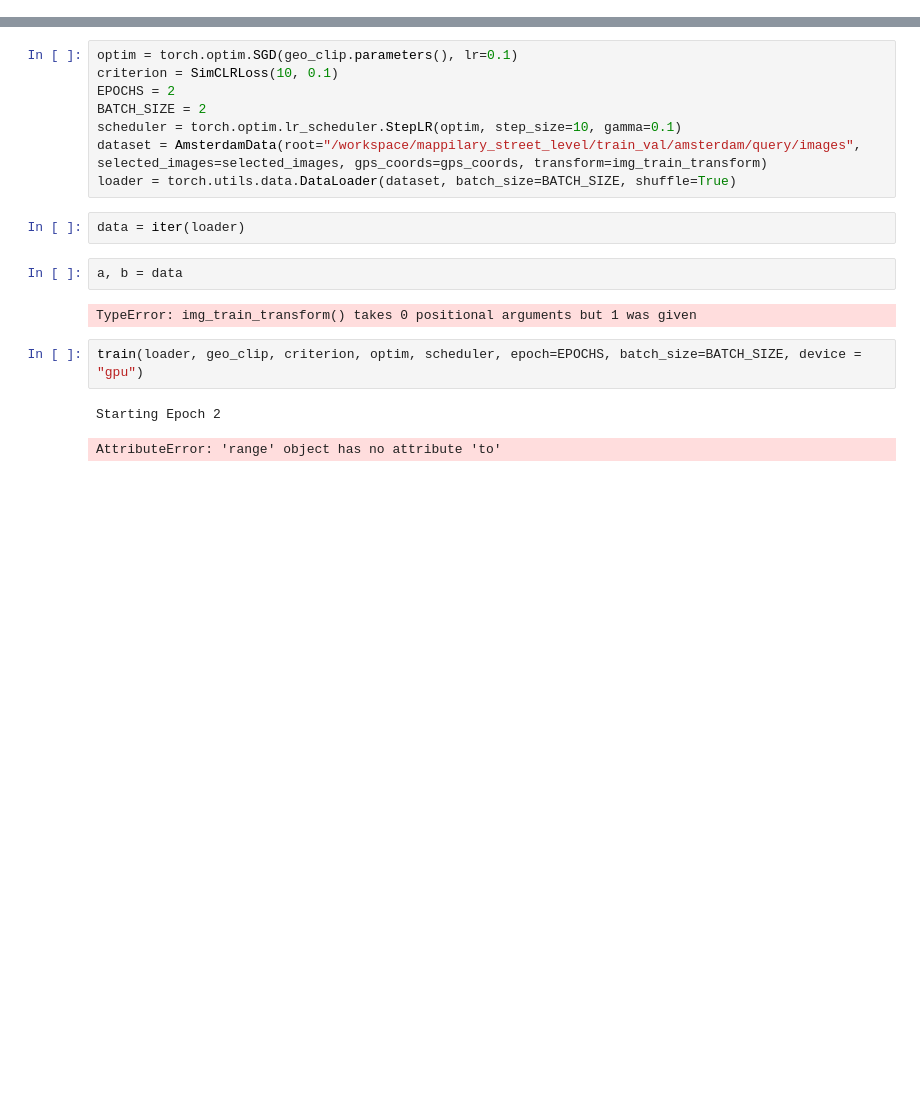
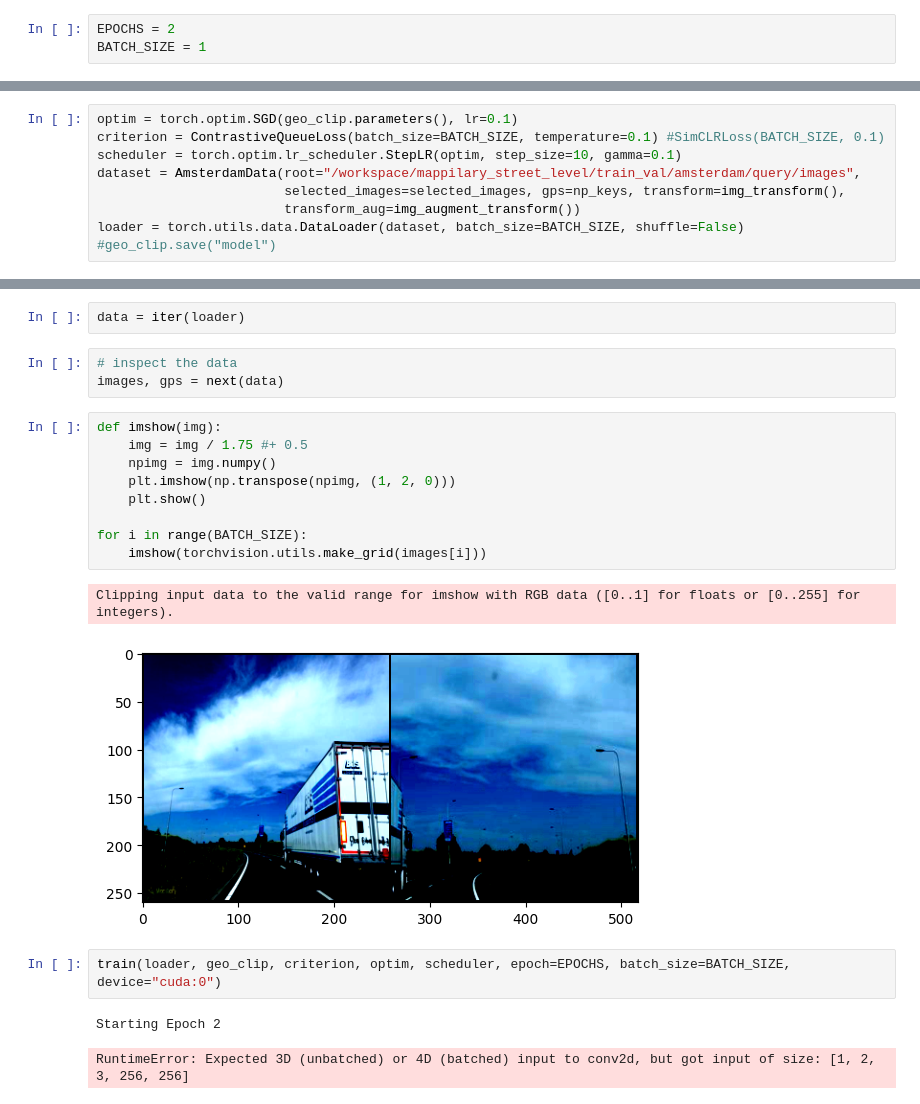
Before and after one commit to t0tl/SnowCLIP, a Jupyter notebook: geoclip/train_geoclip.ipynb, the cells around one changed output, grey strips where cells are left out. Cells and saved outputs as stored; diff of their text form; blank space fills up the shorter version.

```diff
--- a/geoclip/train_geoclip.ipynb
+++ b/geoclip/train_geoclip.ipynb
@@ -130,0 +269,3 @@ geo_clip = GeoCLIP()
+# %%
+EPOCHS = 2
+BATCH_SIZE = 1
@@ -131 +299,10 @@ geo_clip = GeoCLIP()
+# %%
+optim = torch.optim.SGD(geo_clip.parameters(), lr=0.1)
+criterion = ContrastiveQueueLoss(batch_size=BATCH_SIZE, temperature=0.1) #SimCLRLoss(BATCH_SIZE, 0.1)
+scheduler = torch.optim.lr_scheduler.StepLR(optim, step_size=10, gamma=0.1)
+dataset = AmsterdamData(root="/workspace/mappilary_street_level/train_val/amsterdam/query/images",
+                        selected_images=selected_images, gps=np_keys, transform=img_transform(),
+                        transform_aug=img_augment_transform())
+loader = torch.utils.data.DataLoader(dataset, batch_size=BATCH_SIZE, shuffle=False)
+#geo_clip.save("model")
 # %%
@@ -158,19 +310,22 @@ def img_train_transform():
-# %%
-optim = torch.optim.SGD(geo_clip.parameters(), lr=0.1)
-criterion = SimCLRLoss(10, 0.1)
-EPOCHS = 2
-BATCH_SIZE = 2
-scheduler = torch.optim.lr_scheduler.StepLR(optim, step_size=10, gamma=0.1)
-dataset = AmsterdamData(root="/workspace/mappilary_street_level/train_val/amsterdam/query/images", selected_images=selected_images, gps_coords=gps_coords, transform=img_train_transform)
-loader = torch.utils.data.DataLoader(dataset, batch_size=BATCH_SIZE, shuffle=True)
 # %%
 data = iter(loader)
-# %%
-a, b = data
-# %% [output]
-TypeError: img_train_transform() takes 0 positional arguments but 1 was given
+# %%
+# inspect the data
+images, gps = next(data)
+# %%
+def imshow(img):
+    img = img / 1.75 #+ 0.5
+    npimg = img.numpy()
+    plt.imshow(np.transpose(npimg, (1, 2, 0)))
+    plt.show()
+
+for i in range(BATCH_SIZE):
+    imshow(torchvision.utils.make_grid(images[i]))
+# %% [output]
+Clipping input data to the valid range for imshow with RGB data ([0..1] for floats or [0..255] for integers).
+[figure, added]
 # %%
-train(loader, geo_clip, criterion, optim, scheduler, epoch=EPOCHS, batch_size=BATCH_SIZE, device = "gpu")
+train(loader, geo_clip, criterion, optim, scheduler, epoch=EPOCHS, batch_size=BATCH_SIZE, device="cuda:0")
 # %% [output]
 Starting Epoch 2
-AttributeError: 'range' object has no attribute 'to'
+RuntimeError: Expected 3D (unbatched) or 4D (batched) input to conv2d, but got input of size: [1, 2, 3, 256, 256]
```
Also changed, not shown: parts of 17 cells of this notebook, 2 other files.
